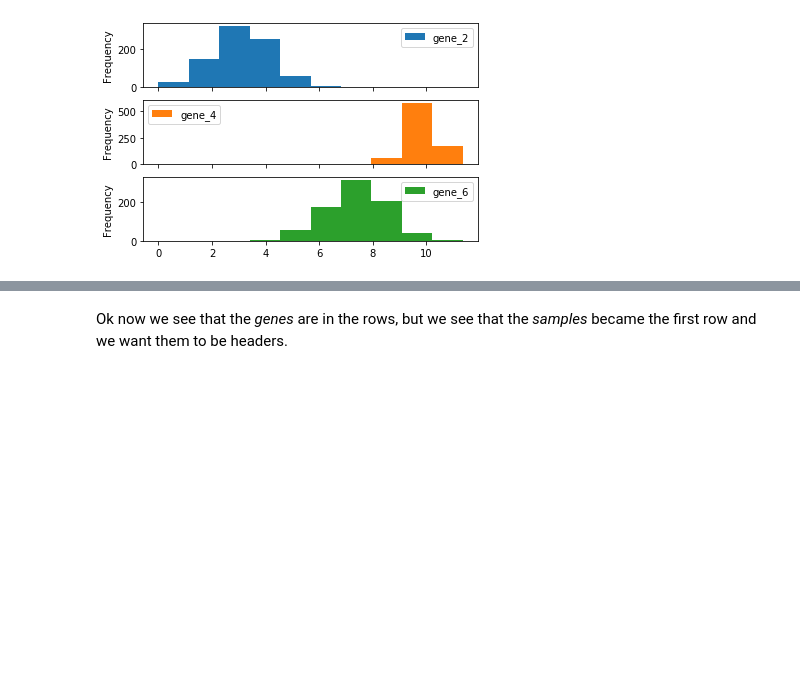
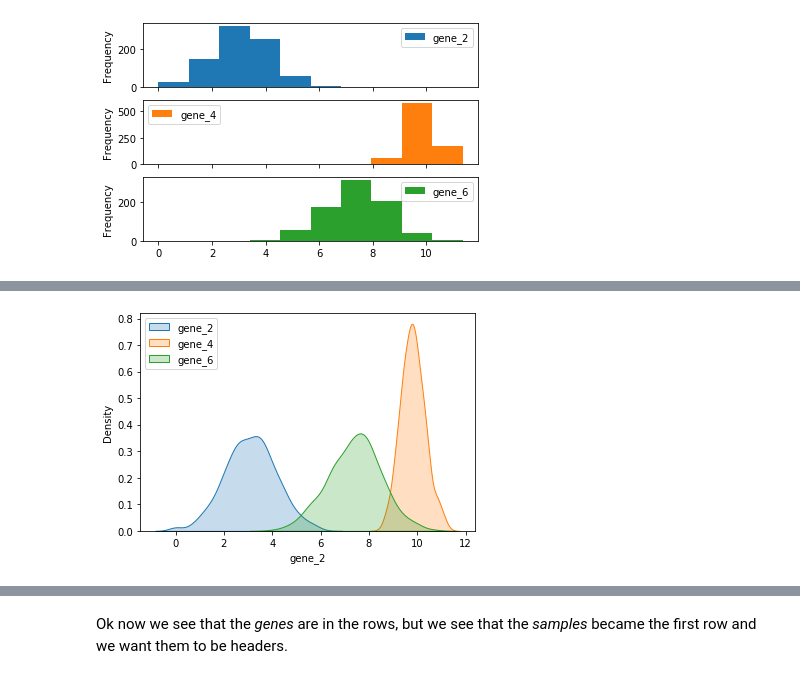
Before and after one commit to fredhutchio/ml-pancancer-example, a Jupyter notebook: Notebook 1 - Beginner.ipynb, the cells around one changed output, grey strips where cells are left out. Saved outputs shown, nothing was run; the diff lists cells and outputs as text; code cells hidden in the pictures; blank space fills up the shorter version.

```diff
--- a/Notebook 1 - Beginner.ipynb
+++ b/Notebook 1 - Beginner.ipynb
@@ -294,0 +290,11 @@ data_transpose.head()
+# %%
+# selecting the same genes (2,4,6) and plotting them in the same figure
+cols = ['gene_2', 'gene_4', 'gene_6']
+
+for col in cols:
+    sns.kdeplot(raw_data[col], shade=True, legend=True)
+
+plt.legend(cols,loc='upper left')
+plt.show()
+# %% [output]
+[figure, added]
```
Also changed, not shown: parts of 28 cells of this notebook.
